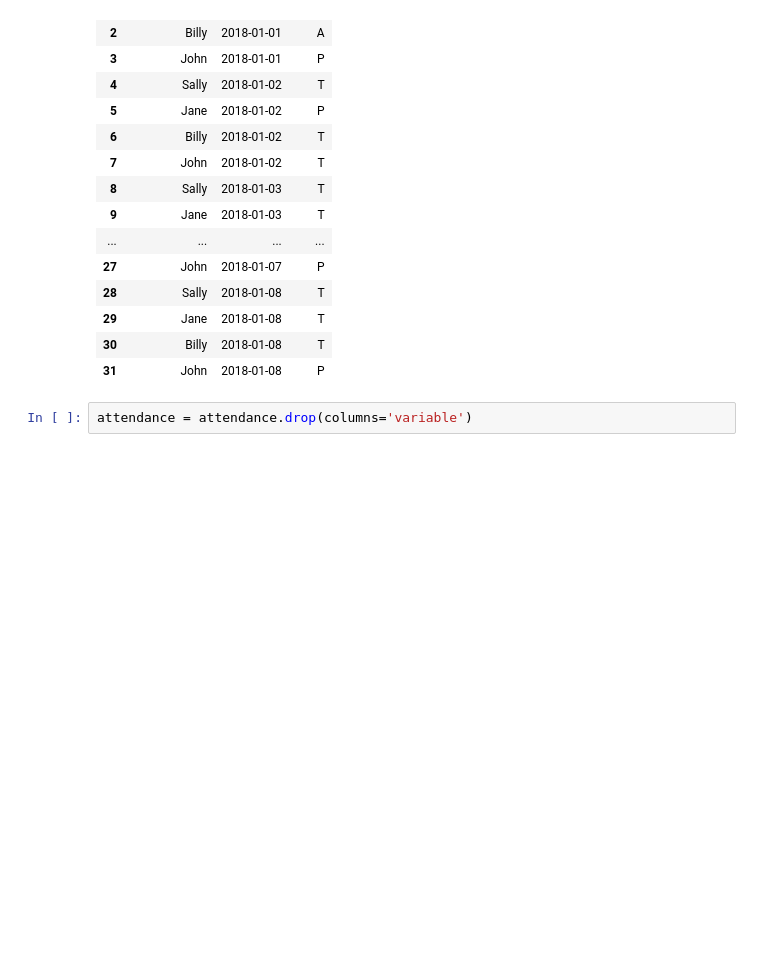
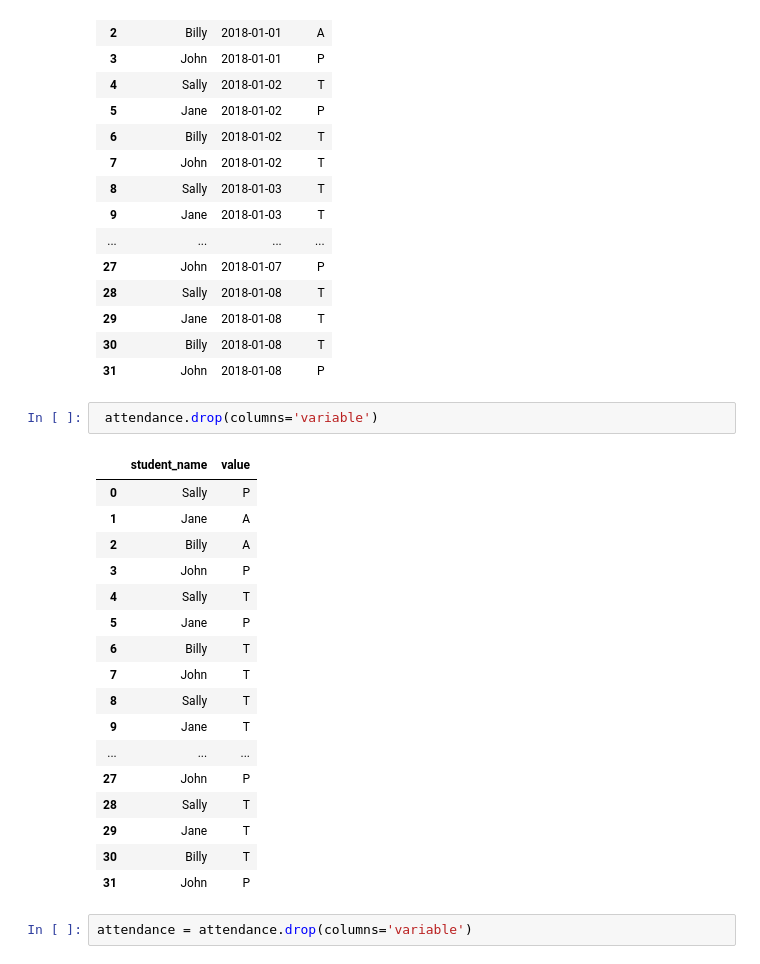
Before and after one commit to matt-c-knight/classification-exercises, a Jupyter notebook: tidy_data.ipynb, the cells around one changed output. Cells and saved outputs as stored; diff of their text form; blank space fills up the shorter version.

```diff
--- a/tidy_data.ipynb
+++ b/tidy_data.ipynb
@@ -50,5 +50,25 @@ attendance
 | 29 | Jane | 2018-01-08 | T |
 | 30 | Billy | 2018-01-08 | T |
 | 31 | John | 2018-01-08 | P |
+# %%
+ attendance.drop(columns='variable')
+# %% [output]
+|  | student_name | value |
+| 0 | Sally | P |
+| 1 | Jane | A |
+| 2 | Billy | A |
+| 3 | John | P |
+| 4 | Sally | T |
+| 5 | Jane | P |
+| 6 | Billy | T |
+| 7 | John | T |
+| 8 | Sally | T |
+| 9 | Jane | T |
+| ... | ... | ... |
+| 27 | John | P |
+| 28 | Sally | T |
+| 29 | Jane | T |
+| 30 | Billy | T |
+| 31 | John | P |
 # %%
 attendance = attendance.drop(columns='variable')
```
Also changed, not shown: parts of 14 cells of this notebook.
